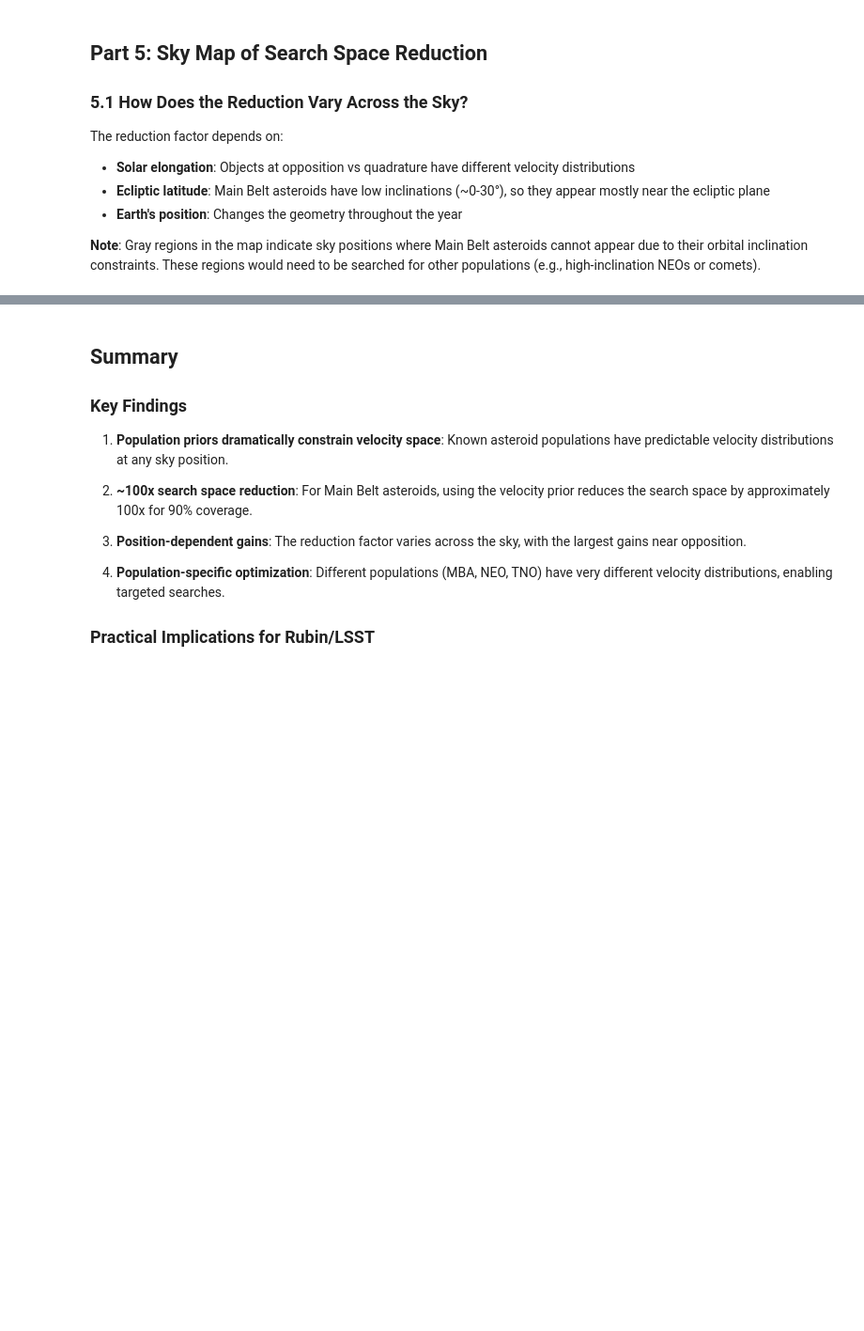
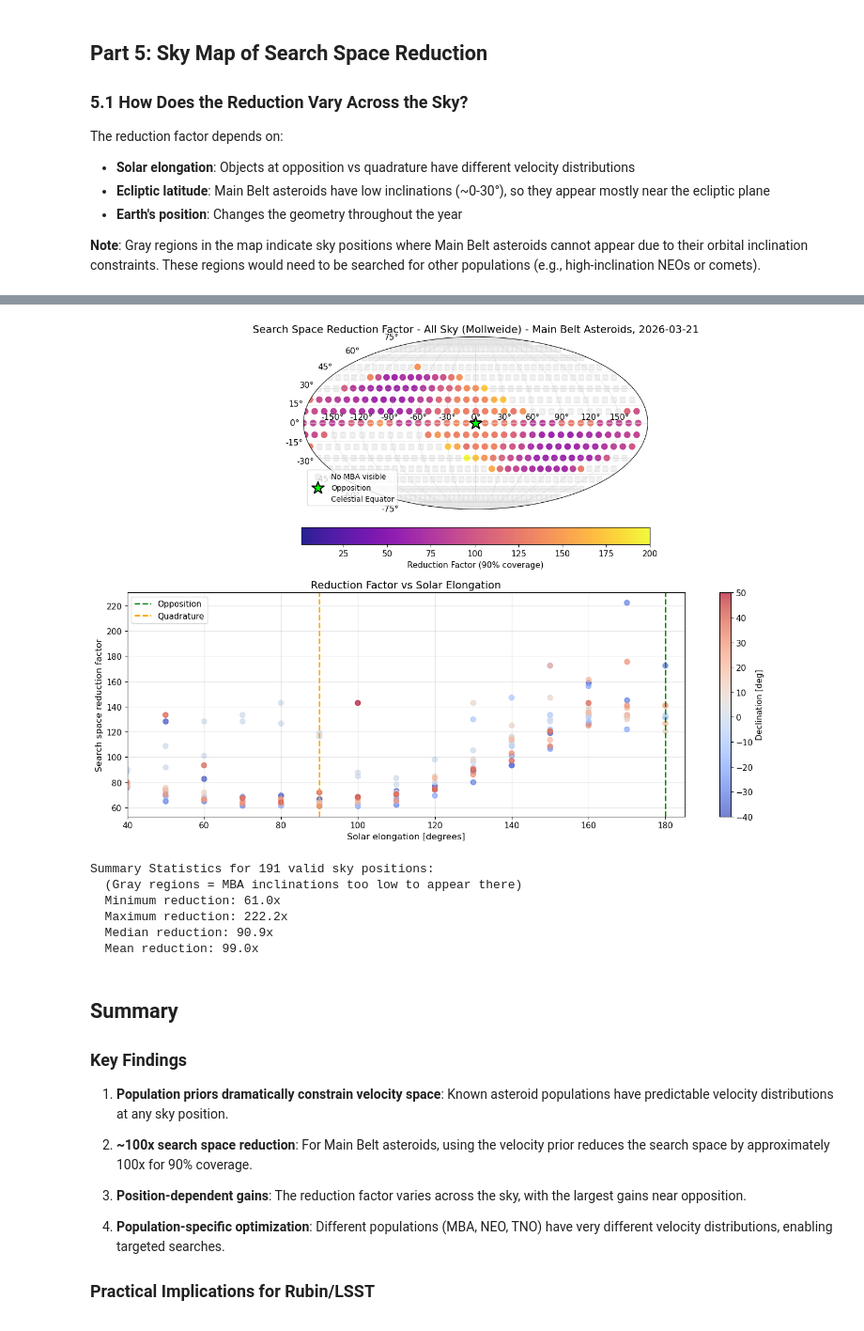
Before and after one commit to tingyuansen/asteroid-velocity-prior, a Jupyter notebook: tutorial.ipynb, the cells around one changed output, grey strips where cells are left out. Shown at 94% size. Saved outputs shown, nothing was run; the diff lists cells and outputs as text; code cells hidden in the pictures; blank space fills up the shorter version.

```diff
--- a/tutorial.ipynb
+++ b/tutorial.ipynb
@@ -632,8 +682,7 @@ ax.scatter([opp_ra_rad], [0], c='lime', s=300, marker='*',
 ecl_ra = np.linspace(-np.pi, np.pi, 100)
 ax.plot(ecl_ra, np.zeros_like(ecl_ra), 'w-', alpha=0.4, linewidth=1.5, label='Celestial Equator')
 
-ax.set_title(f'Search Space Reduction Factor - All Sky (Mollweide)
-'
+ax.set_title(f'Search Space Reduction Factor - All Sky (Mollweide) - '
              f'{population.name}, {obs_time.iso[:10]}', fontsize=14)
 ax.grid(True, alpha=0.3)
 ax.legend(loc='lower left', fontsize=10)
@@ -651,35 +700,42 @@ dec_colors = []
 for i, dec in enumerate(dec_grid):
     for j, ra in enumerate(ra_grid):
         if valid_mask[i, j]:
             elong = np.abs(ra - opposition_ra)
             if elong > 180:
                 elong = 360 - elong
             elongations.append(180 - elong)
             reductions.append(reduction_map[i, j])
             dec_colors.append(dec)
 
 sc2 = ax2.scatter(elongations, reductions, c=dec_colors, cmap='coolwarm', alpha=0.7, s=50)
 ax2.set_xlabel('Solar elongation [degrees]', fontsize=12)
 ax2.axvline(180, color='green', linestyle='--', linewidth=2, label='Opposition')
 ax2.axvline(90, color='orange', linestyle='--', linewidth=2, label='Quadrature')
 ax2.set_ylabel('Search space reduction factor', fontsize=12)
 ax2.set_title('Reduction Factor vs Solar Elongation', fontsize=14)
 ax2.legend(loc='upper left')
 ax2.grid(True, alpha=0.3)
 ax2.set_xlim(40, 185)
 plt.colorbar(sc2, ax=ax2, label='Declination [deg]')
 
 plt.tight_layout()
 plt.show()
 
 valid_reductions = reduction_map[valid_mask]
-print(f"
-Summary Statistics for {len(valid_reductions)} valid sky positions:")
+print(f"Summary Statistics for {len(valid_reductions)} valid sky positions:")
 print(f"  (Gray regions = MBA inclinations too low to appear there)")
 print(f"  Minimum reduction: {np.min(valid_reductions):.1f}x")
 print(f"  Maximum reduction: {np.max(valid_reductions):.1f}x")
 print(f"  Median reduction: {np.median(valid_reductions):.1f}x")
 print(f"  Mean reduction: {np.mean(valid_reductions):.1f}x")
+# %% [output]
+[figure, added]
+Summary Statistics for 191 valid sky positions:
+  (Gray regions = MBA inclinations too low to appear there)
+  Minimum reduction: 61.0x
+  Maximum reduction: 222.2x
+  Median reduction: 90.9x
+  Mean reduction: 99.0x
 # %% [markdown]
 ## Summary
 
```
Also changed, not shown: parts of 12 cells of this notebook.
